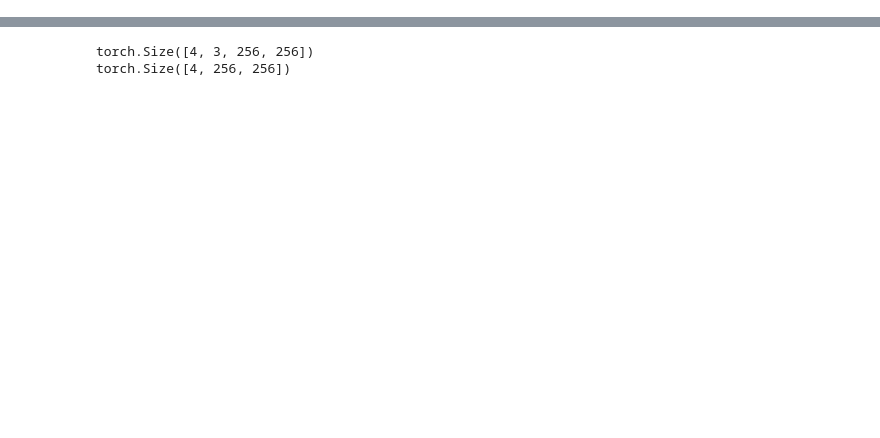
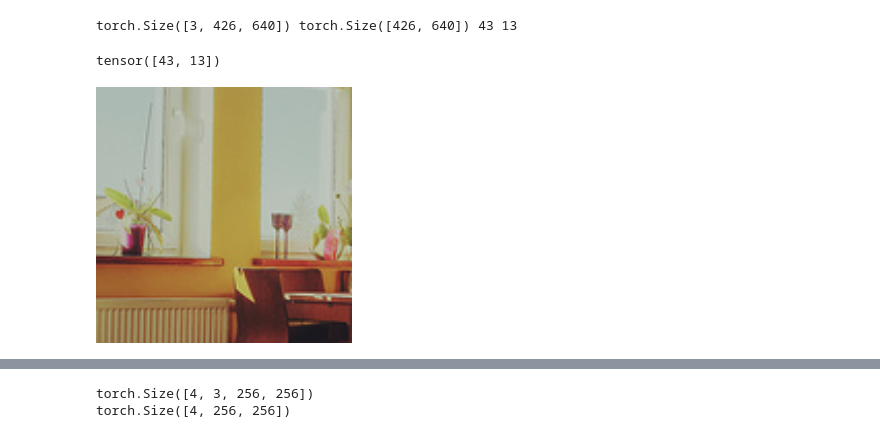
Before and after one commit to three0-s/lama-coco, a Jupyter notebook: cocotest.ipynb, the cells around one changed output, grey strips where cells are left out. Cells and saved outputs as stored; diff of their text form; code cells hidden in the pictures; blank space fills up the shorter version.

```diff
--- a/cocotest.ipynb
+++ b/cocotest.ipynb
@@ -26,7 +26,20 @@ len(loader)
 # %%
-from torchvision.transforms.v2 import ToPILImage
-img = ToPILImage()(dataset[0][0])
-mask = ToPILImage()(dataset[0][1]['bbox']*255)
+from torchvision.transforms import ToPILImage
+
+img, ann = dataset[0]
+img = ToPILImage()(img)
+mask = ToPILImage()(ann['masks']*255)
+translation = ann['translate']
+# %% [output]
+torch.Size([3, 426, 640]) torch.Size([426, 640]) 43 13
+# %%
+translation
+# %% [output]
+tensor([43, 13])
+# %%
+img
+# %% [output]
+[figure, added]
 # %%
 mask
 # %% [output]
```
Also changed, not shown: parts of 4 cells of this notebook, 3 other files.
